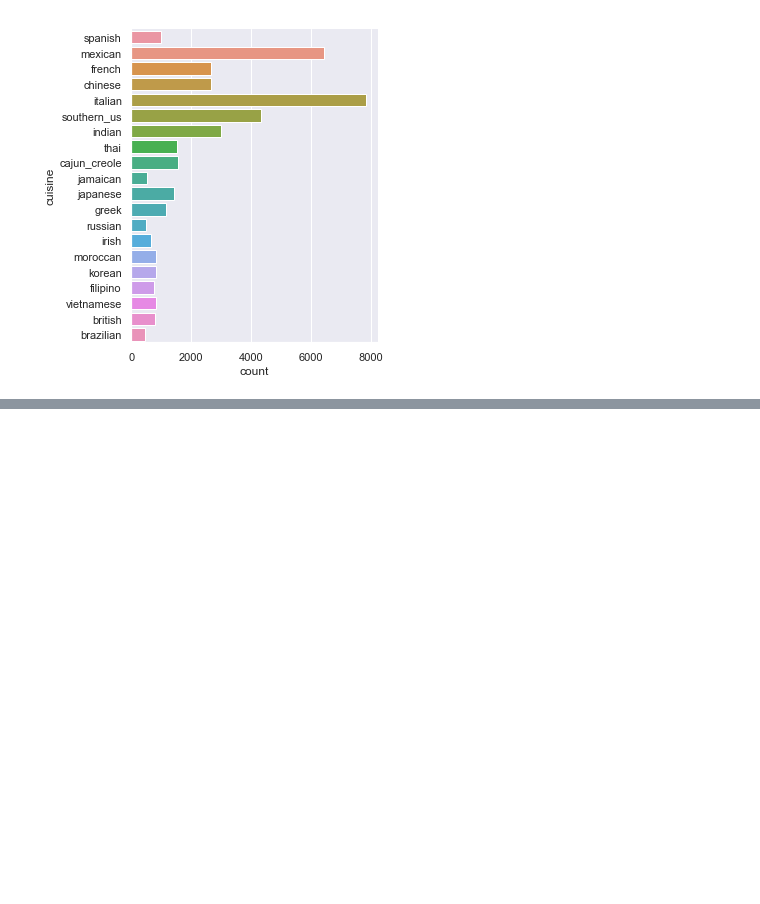
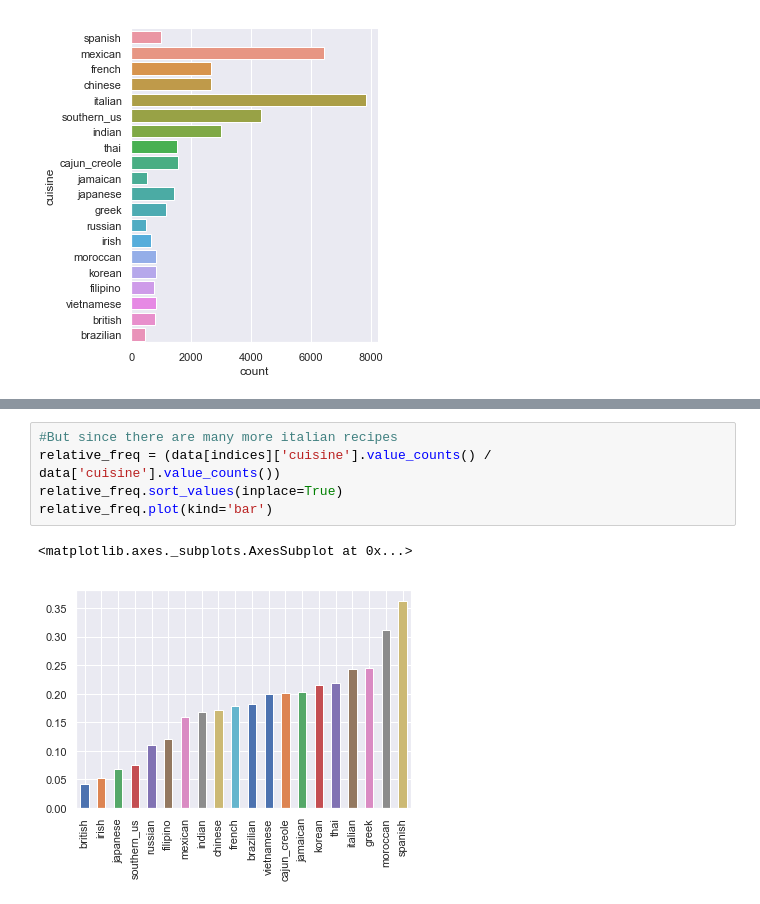
Before and after one commit to laksh22/IngredientPrediction, a Jupyter notebook: Exploratory Analysis.ipynb, the cells around one changed output, grey strips where cells are left out. Cells and saved outputs as stored; diff of their text form; blank space fills up the shorter version.

```diff
--- a/Exploratory Analysis.ipynb
+++ b/Exploratory Analysis.ipynb
@@ -105,0 +106,8 @@ brazilian cuisine: 59 specific ingredients, 853  different ingredients
+# %%
+#But since there are many more italian recipes
+relative_freq = (data[indices]['cuisine'].value_counts() / data['cuisine'].value_counts())
+relative_freq.sort_values(inplace=True)
+relative_freq.plot(kind='bar')
+# %% [output]
+<matplotlib.axes._subplots.AxesSubplot at 0x...>
+[figure, added]
```
Also changed, not shown: parts of 8 cells of this notebook, 1 other file.
